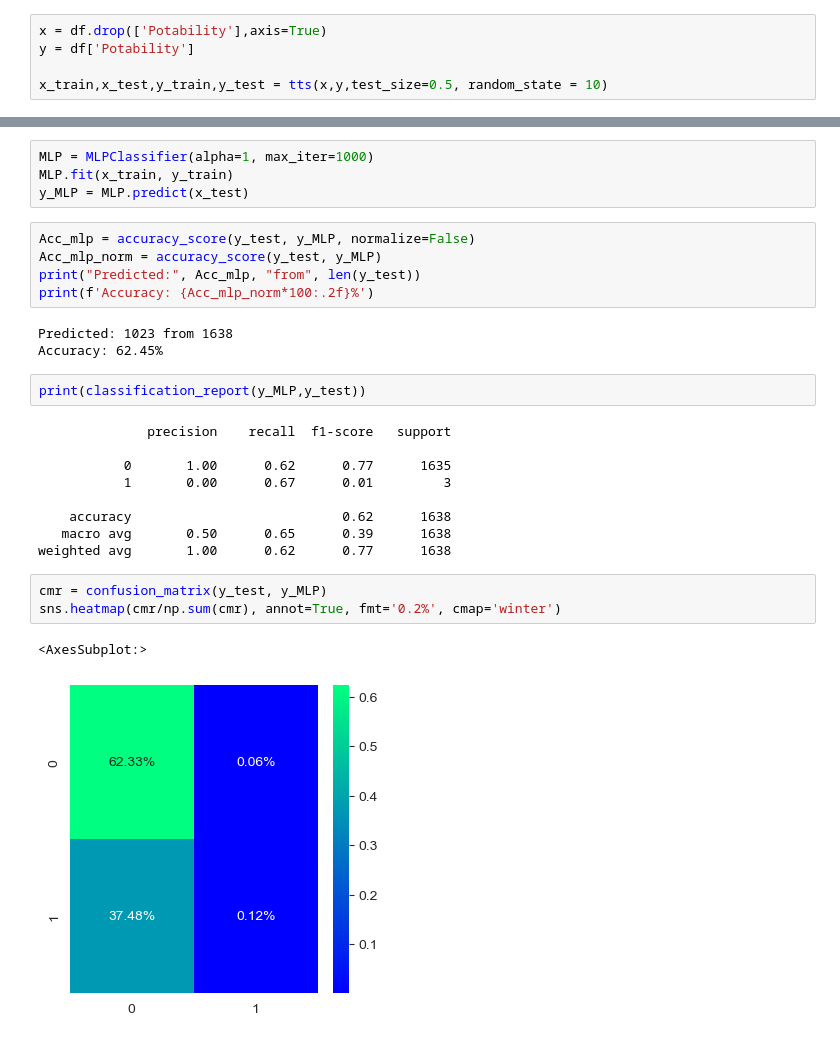
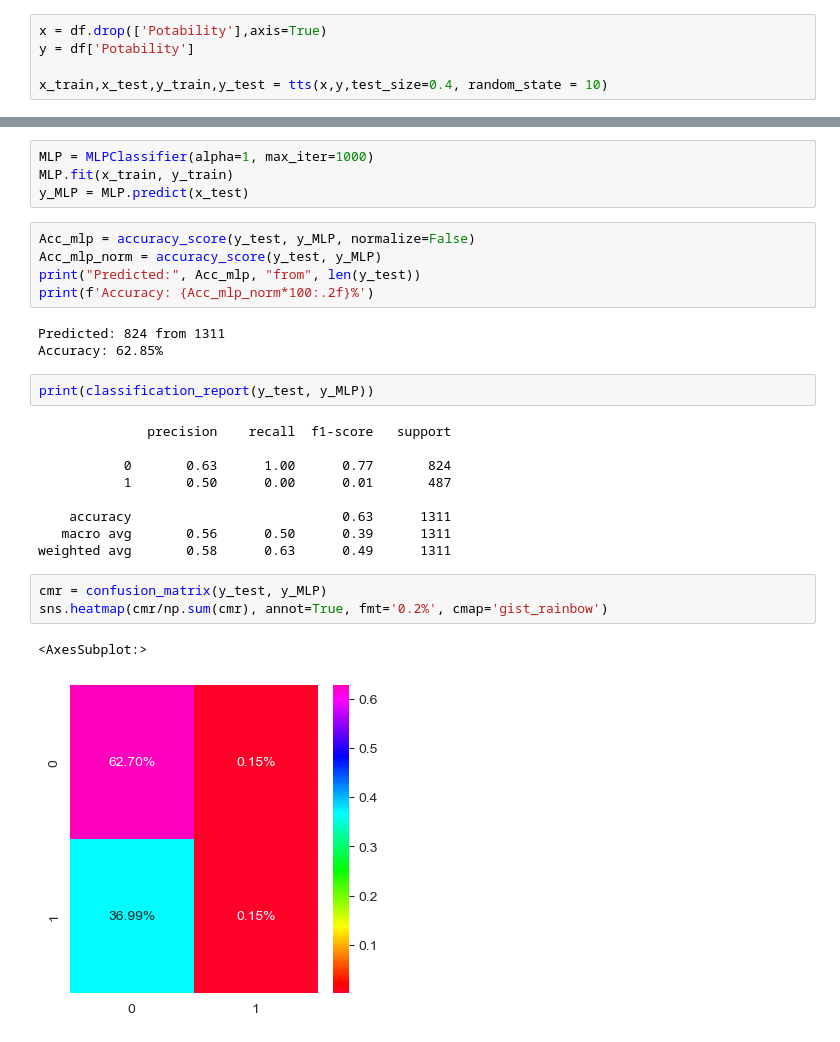
Before and after one commit to LexaMart/OOD, a Jupyter notebook: lab1_v2.ipynb, the cells around one changed output, grey strips where cells are left out. Cells and saved outputs as stored; diff of their text form.

Commit message:
Add confusion matrix and classification report for MLP

```diff
--- a/lab1_v2.ipynb
+++ b/lab1_v2.ipynb
@@ -106,7 +106,7 @@ sns.pairplot(data = df)
 x = df.drop(['Potability'],axis=True)
 y = df['Potability']
 
-x_train,x_test,y_train,y_test = tts(x,y,test_size=0.5, random_state = 10)
+x_train,x_test,y_train,y_test = tts(x,y,test_size=0.4, random_state = 10)
 # %%
 print(x.describe())
 print("\n\n")
@@ -174,22 +174,22 @@ Acc_mlp_norm = accuracy_score(y_test, y_MLP)
 print("Predicted:", Acc_mlp, "from", len(y_test))
 print(f'Accuracy: {Acc_mlp_norm*100:.2f}%')
 # %% [output]
-Predicted: 1023 from 1638
-Accuracy: 62.45%
+Predicted: 824 from 1311
+Accuracy: 62.85%
 # %%
-print(classification_report(y_MLP,y_test))
+print(classification_report(y_test, y_MLP))
 # %% [output]
               precision    recall  f1-score   support
 
-           0       1.00      0.62      0.77      1635
-           1       0.00      0.67      0.01         3
+           0       0.63      1.00      0.77       824
+           1       0.50      0.00      0.01       487
 
-    accuracy                           0.62      1638
-   macro avg       0.50      0.65      0.39      1638
-weighted avg       1.00      0.62      0.77      1638
+    accuracy                           0.63      1311
+   macro avg       0.56      0.50      0.39      1311
+weighted avg       0.58      0.63      0.49      1311
 # %%
 cmr = confusion_matrix(y_test, y_MLP)
-sns.heatmap(cmr/np.sum(cmr), annot=True, fmt='0.2%', cmap='winter')
+sns.heatmap(cmr/np.sum(cmr), annot=True, fmt='0.2%', cmap='gist_rainbow')
 # %% [output]
 <AxesSubplot:>
-[figure, old version]
+[figure, new version]
```
Also changed, not shown: parts of 3 cells of this notebook.
